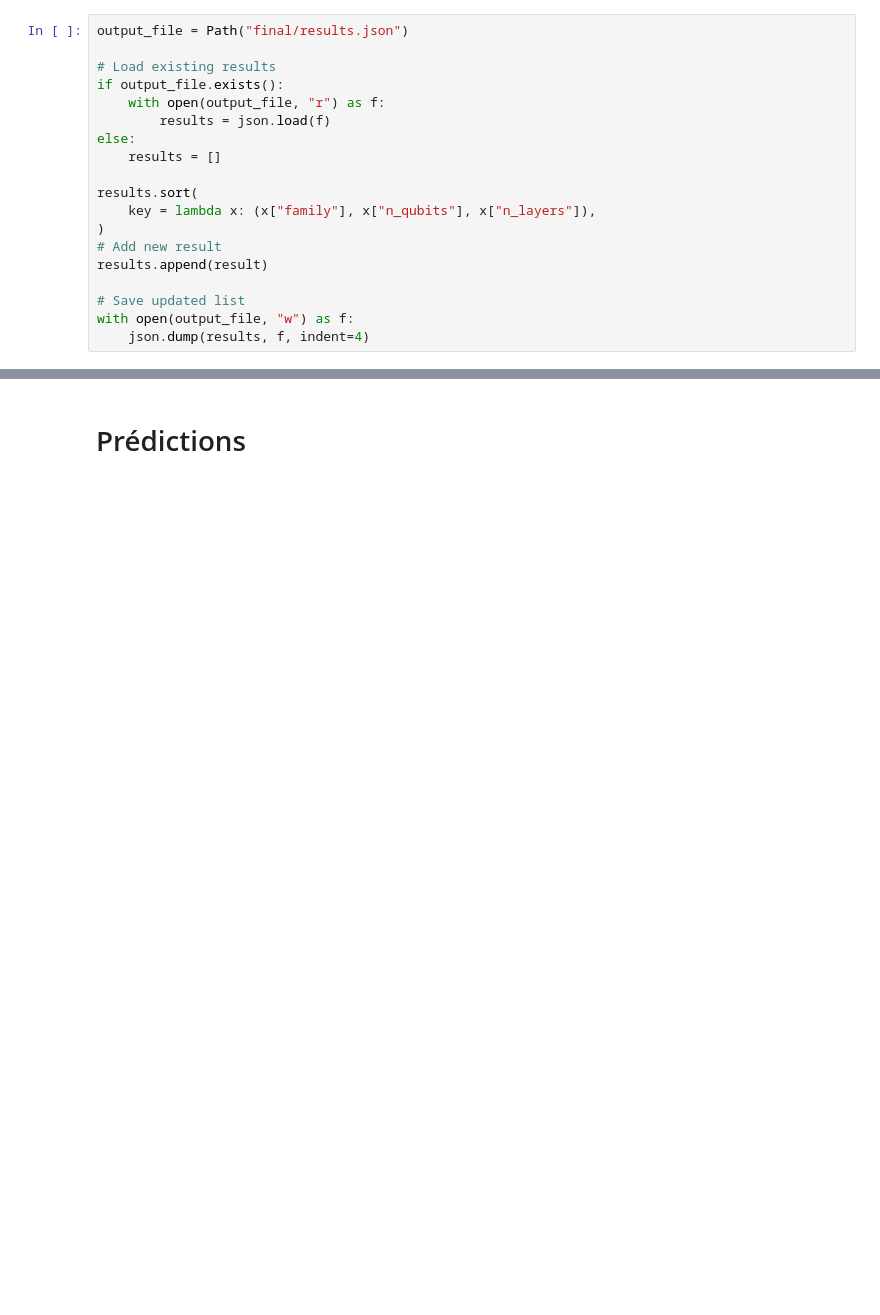
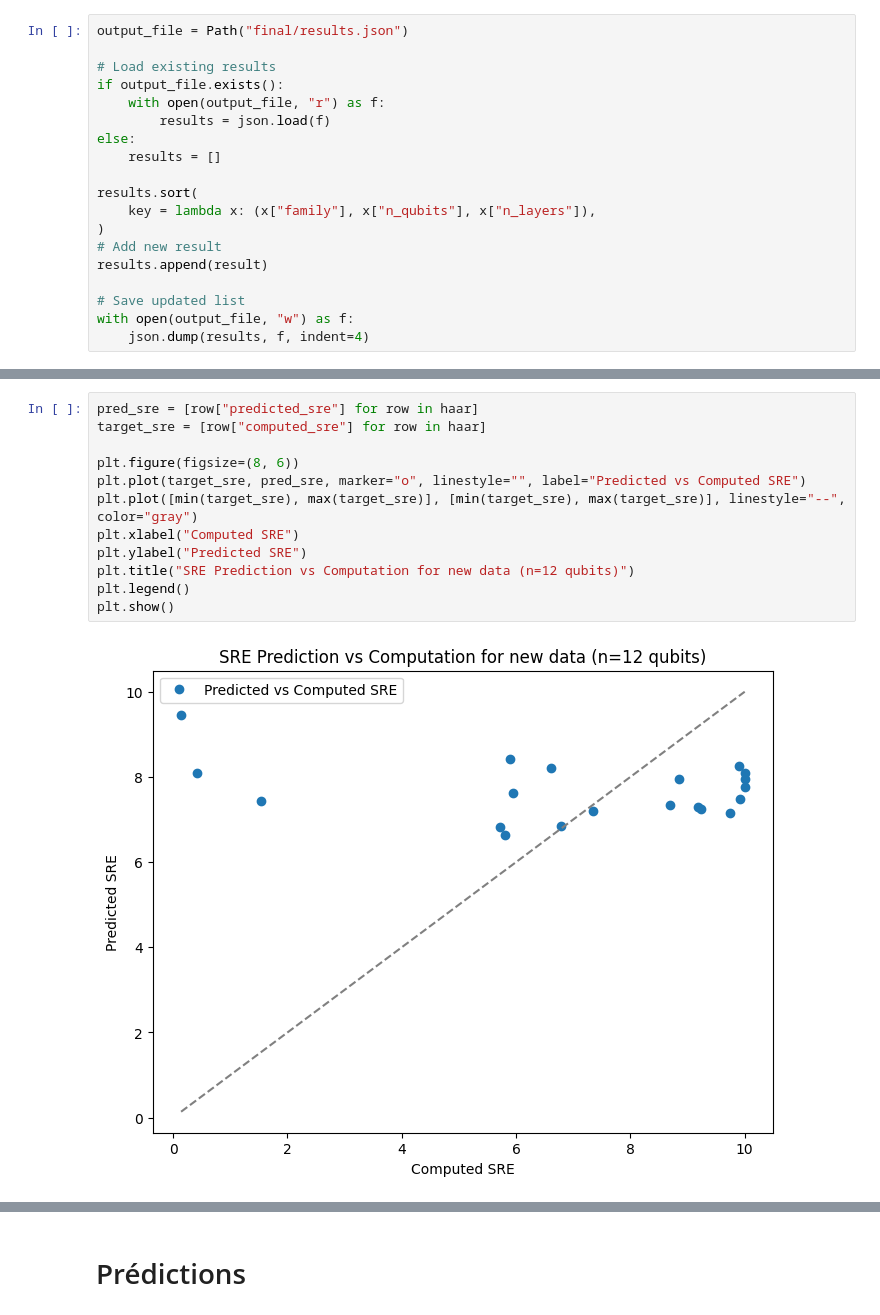
Before and after one commit to VicLambert/qml-quansistor-entropy, a Jupyter notebook: qqe/notebooks/final.ipynb, the cells around one changed output, grey strips where cells are left out. Drawn from its saved outputs; the diff is of its cells as text; blank space fills up the shorter version.

```diff
--- a/qqe/notebooks/final.ipynb
+++ b/qqe/notebooks/final.ipynb
@@ -465,0 +791,14 @@ with open(output_file, "w") as f:
+# %%
+pred_sre = [row["predicted_sre"] for row in haar]
+target_sre = [row["computed_sre"] for row in haar]
+
+plt.figure(figsize=(8, 6))
+plt.plot(target_sre, pred_sre, marker="o", linestyle="", label="Predicted vs Computed SRE")
+plt.plot([min(target_sre), max(target_sre)], [min(target_sre), max(target_sre)], linestyle="--", color="gray")
+plt.xlabel("Computed SRE")
+plt.ylabel("Predicted SRE")
+plt.title("SRE Prediction vs Computation for new data (n=12 qubits)")
+plt.legend()
+plt.show()
+# %% [output]
+[figure, added]
```
Also changed, not shown: parts of 24 cells of this notebook, 14 other files.
